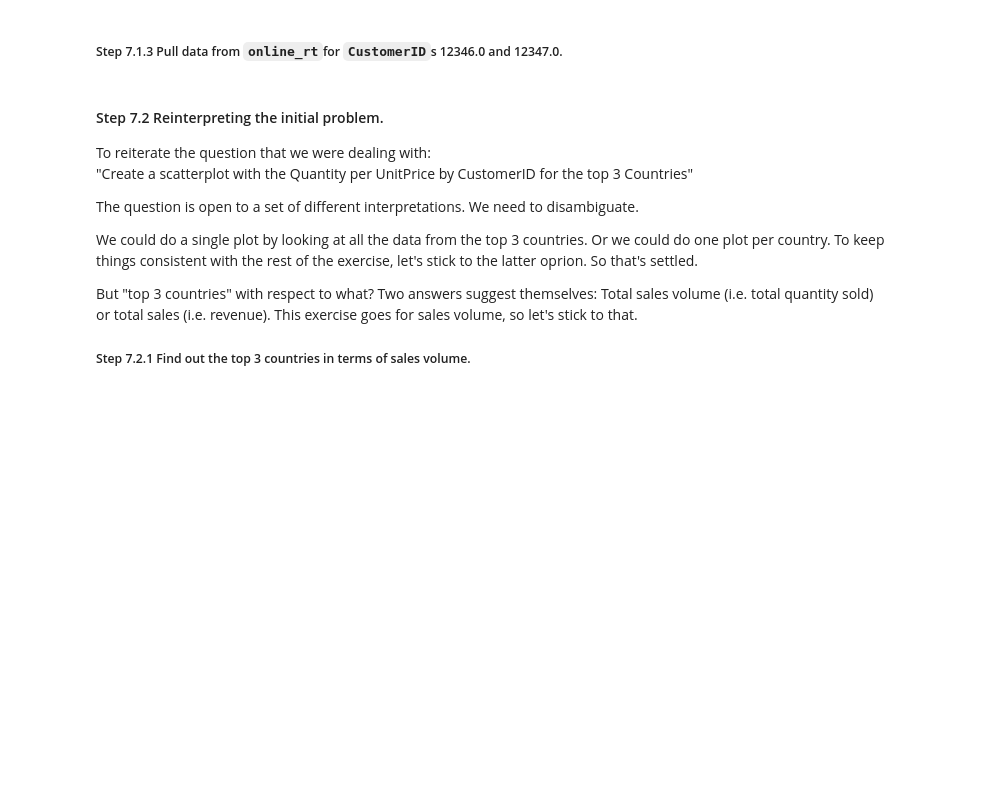
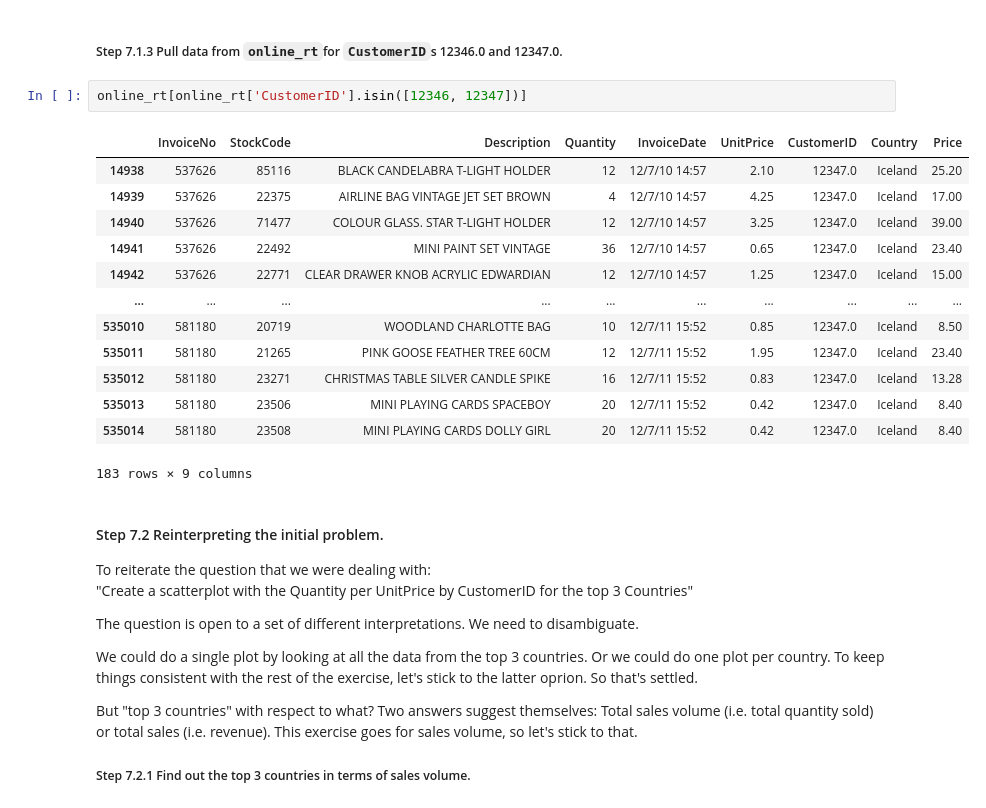
Before and after one commit to GustavoFortti/data-science-studies, a Jupyter notebook: Pandas Exercices/07_Visualization/Online_Retail/Exercises.ipynb, the cells around one changed output. Drawn from its saved outputs; the diff is of its cells as text; blank space fills up the shorter version.

```diff
--- a/Pandas Exercices/07_Visualization/Online_Retail/Exercises.ipynb
+++ b/Pandas Exercices/07_Visualization/Online_Retail/Exercises.ipynb
@@ -87,5 +114,21 @@ This section might seem a bit tedious to go through. But I've thought of it as s
 # %% [markdown]
 ##### Step 7.1.3 Pull data from `online_rt`for `CustomerID`s 12346.0 and 12347.0.
+# %%
+online_rt[online_rt['CustomerID'].isin([12346, 12347])]
+# %% [output]
+|  | InvoiceNo | StockCode | Description | Quantity | InvoiceDate | UnitPrice | CustomerID | Country | Price |
+| 14938 | 537626 | 85116 | BLACK CANDELABRA T-LIGHT HOLDER | 12 | 12/7/10 14:57 | 2.10 | 12347.0 | Iceland | 25.20 |
+| 14939 | 537626 | 22375 | AIRLINE BAG VINTAGE JET SET BROWN | 4 | 12/7/10 14:57 | 4.25 | 12347.0 | Iceland | 17.00 |
+| 14940 | 537626 | 71477 | COLOUR GLASS. STAR T-LIGHT HOLDER | 12 | 12/7/10 14:57 | 3.25 | 12347.0 | Iceland | 39.00 |
+| 14941 | 537626 | 22492 | MINI PAINT SET VINTAGE | 36 | 12/7/10 14:57 | 0.65 | 12347.0 | Iceland | 23.40 |
+| 14942 | 537626 | 22771 | CLEAR DRAWER KNOB ACRYLIC EDWARDIAN | 12 | 12/7/10 14:57 | 1.25 | 12347.0 | Iceland | 15.00 |
+| ... | ... | ... | ... | ... | ... | ... | ... | ... | ... |
+| 535010 | 581180 | 20719 | WOODLAND CHARLOTTE BAG | 10 | 12/7/11 15:52 | 0.85 | 12347.0 | Iceland | 8.50 |
+| 535011 | 581180 | 21265 | PINK GOOSE FEATHER TREE 60CM | 12 | 12/7/11 15:52 | 1.95 | 12347.0 | Iceland | 23.40 |
+| 535012 | 581180 | 23271 | CHRISTMAS TABLE SILVER CANDLE SPIKE | 16 | 12/7/11 15:52 | 0.83 | 12347.0 | Iceland | 13.28 |
+| 535013 | 581180 | 23506 | MINI PLAYING CARDS SPACEBOY | 20 | 12/7/11 15:52 | 0.42 | 12347.0 | Iceland | 8.40 |
+| 535014 | 581180 | 23508 | MINI PLAYING CARDS DOLLY GIRL | 20 | 12/7/11 15:52 | 0.42 | 12347.0 | Iceland | 8.40 |
+183 rows × 9 columns
 # %% [markdown]
 #### Step 7.2 Reinterpreting the initial problem.
 
```
Also changed, not shown: parts of 8 cells of this notebook.
